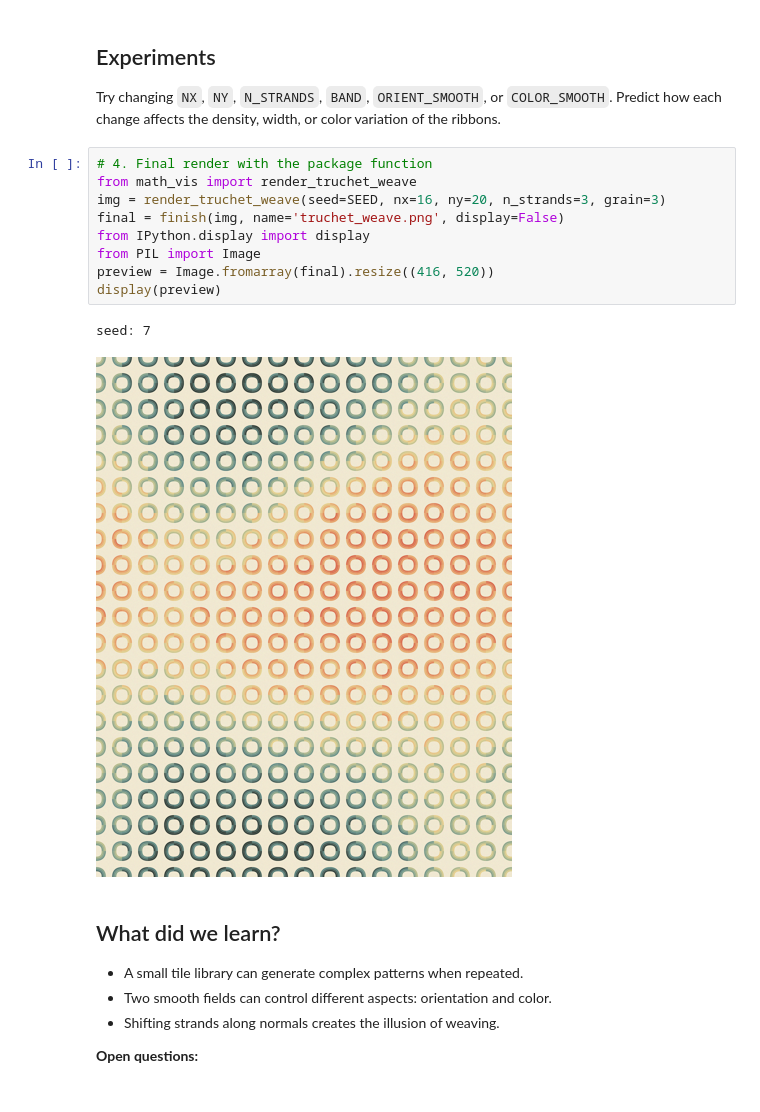
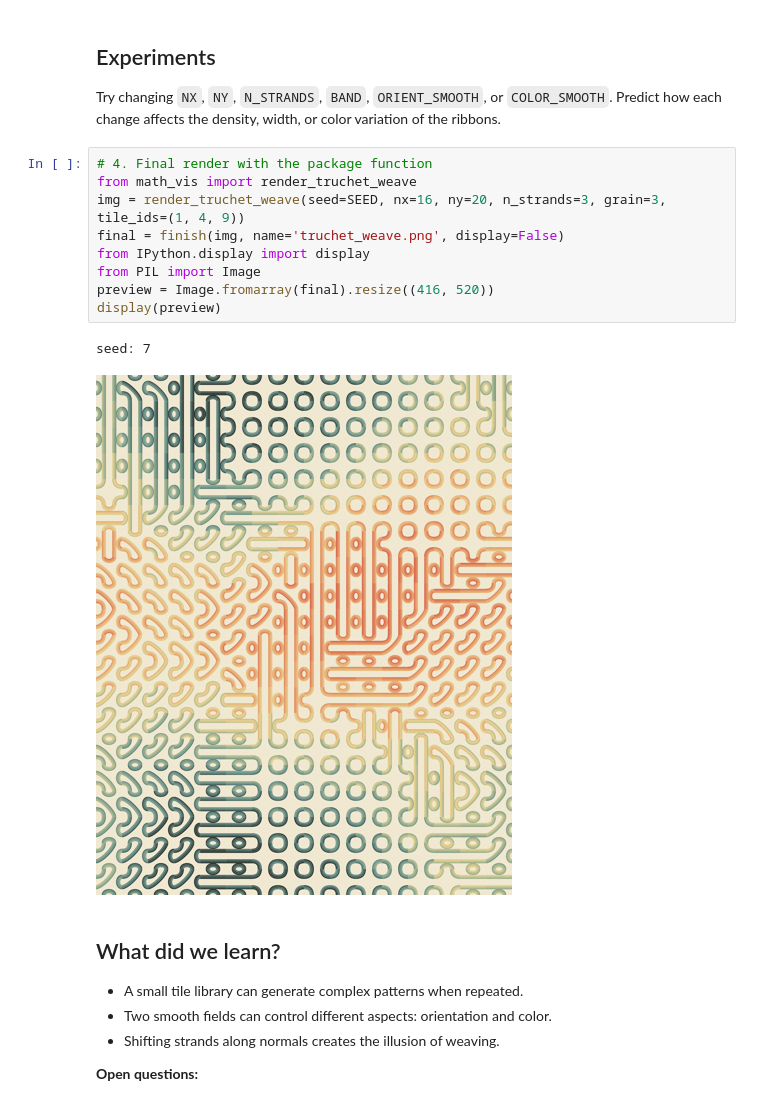
Before and after one commit to imanmossavat/math_vis, a Jupyter notebook: notebooks/demo_truchet.ipynb, the cells around one changed output. Cells and saved outputs as stored; diff of their text form.

Commit message:
Use tile IDs 1, 4, and 9 in Truchet weave render

```diff
--- a/notebooks/demo_truchet.ipynb
+++ b/notebooks/demo_truchet.ipynb
@@ -149,15 +149,15 @@ Try changing `NX`, `NY`, `N_STRANDS`, `BAND`, `ORIENT_SMOOTH`, or `COLOR_SMOOTH`
 # %%
 # 4. Final render with the package function
 from math_vis import render_truchet_weave
-img = render_truchet_weave(seed=SEED, nx=16, ny=20, n_strands=3, grain=3)
+img = render_truchet_weave(seed=SEED, nx=16, ny=20, n_strands=3, grain=3, tile_ids=(1, 4, 9))
 final = finish(img, name='truchet_weave.png', display=False)
 from IPython.display import display
 from PIL import Image
 preview = Image.fromarray(final).resize((416, 520))
 display(preview)
 # %% [output]
 seed: 7
-[figure, old version]
+[figure, new version]
 # %% [markdown]
 ## What did we learn?
 
```
